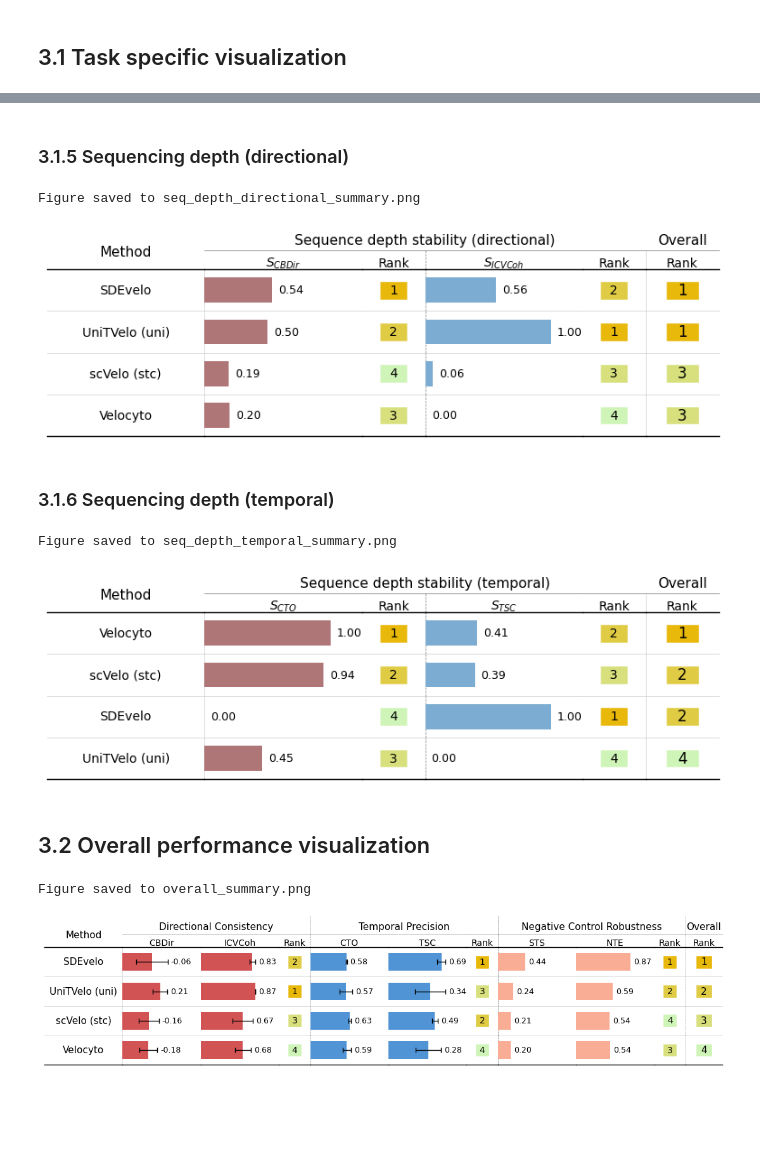
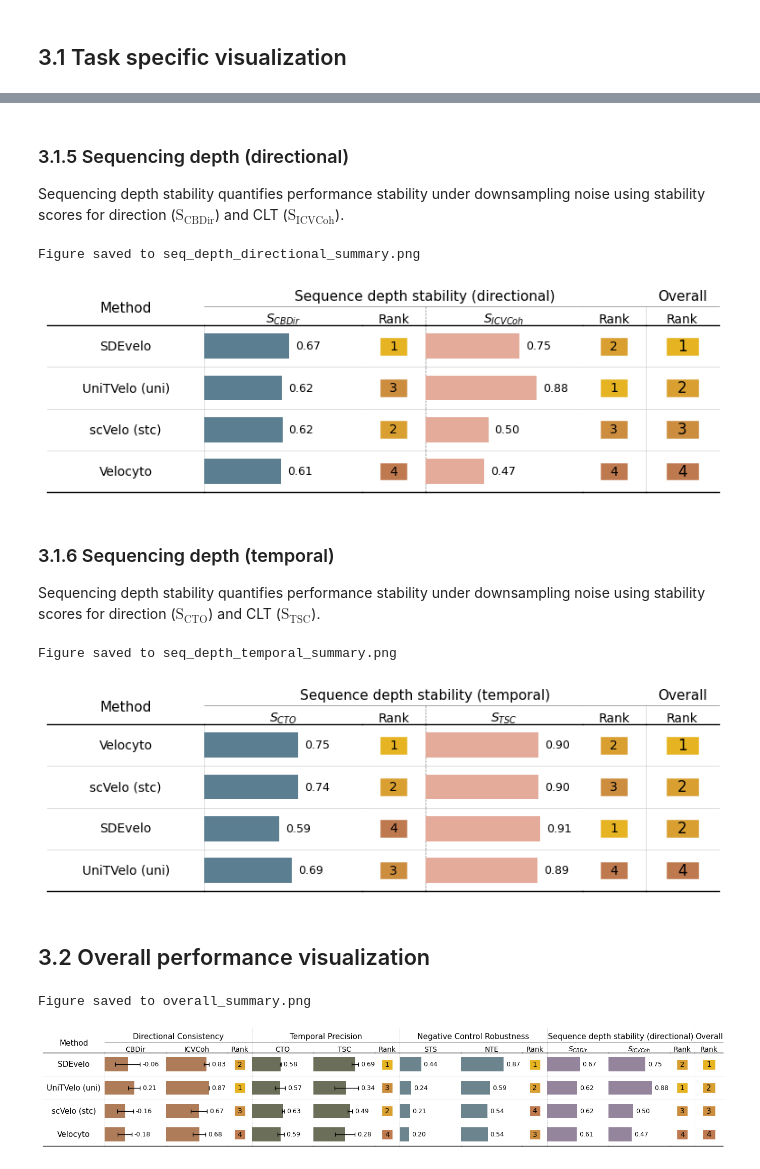
Before and after one commit to edawu11/VeloEV, a Jupyter notebook: docs/source/tutorials/03_visualization.ipynb, the cells around one changed output, grey strips where cells are left out. Drawn from its saved outputs; the diff is of its cells as text; code cells hidden in the pictures; blank space fills up the shorter version.

```diff
--- a/docs/source/tutorials/03_visualization.ipynb
+++ b/docs/source/tutorials/03_visualization.ipynb
@@ -49,25 +57,29 @@ Figure saved to simulation_summary.png
 # %% [markdown]
 ### 3.1.5 Sequencing depth (directional)
+
+Sequencing depth stability quantifies performance stability under downsampling noise using stability scores for direction ($\text{S}_\text{CBDir}$) and CLT ($\text{S}_\text{ICVCoh}$).
 # %%
-my_colors =  {'bar1': "#af7677",'bar2': "#7cacd1",'rank_low': "#CFF4B7",'rank_high': "#E8B80A"}
+my_colors =  {'bar1': "#5b7e91",'bar2': "#e4ab9b",'rank_low': "#bf794e",'rank_high': "#e6b422"}
 vev.viz.plot_task(benchmark_info, plot_type='seq_depth_directional', color_palette=my_colors, save_path="seq_depth_directional_summary.png")
 # %% [output]
 Figure saved to seq_depth_directional_summary.png
-[figure, old version]
+[figure, new version]
 # %% [markdown]
 ### 3.1.6 Sequencing depth (temporal)
+
+Sequencing depth stability quantifies performance stability under downsampling noise using stability scores for direction ($\text{S}_\text{CTO}$) and CLT ($\text{S}_\text{TSC}$).
 # %%
-my_colors =  {'bar1': "#af7677",'bar2': "#7cacd1",'rank_low': "#CFF4B7",'rank_high': "#E8B80A"}
+my_colors =  {'bar1': "#5b7e91",'bar2': "#e4ab9b",'rank_low': "#bf794e",'rank_high': "#e6b422"}
 vev.viz.plot_task(benchmark_info, plot_type='seq_depth_temporal', color_palette=my_colors, save_path="seq_depth_temporal_summary.png")
 # %% [output]
 Figure saved to seq_depth_temporal_summary.png
-[figure, old version]
+[figure, new version]
 # %% [markdown]
 ## 3.2 Overall performance visualization
 # %%
-my_colors =  {'rank_low': "#CFF4B7",'rank_high': "#E8B80A"}
-type_colors = {'directional': '#D15354', 'temporal': '#5094D5', 'negative_control': '#F9AD95'}
-vev.viz.plot_overall(benchmark_info, include_types=['directional', 'temporal','negative_control'], color_palette=my_colors, type_colors=type_colors, save_path="overall_summary.png")
+my_colors =  {'rank_low': "#bf794e",'rank_high': "#e6b422"}
+type_colors = {'directional': '#ae7c58', 'temporal': '#6b6f59', 'negative_control': '#6c848d','seq_depth_directional': '#95859c'}
+vev.viz.plot_overall(benchmark_info, include_types=['directional', 'temporal','negative_control','seq_depth_directional'], color_palette=my_colors, type_colors=type_colors, save_path="overall_summary.png")
 # %% [output]
 Figure saved to overall_summary.png
-[figure, old version]
+[figure, new version]
```
Also changed, not shown: parts of 9 cells of this notebook, 7 other files.
